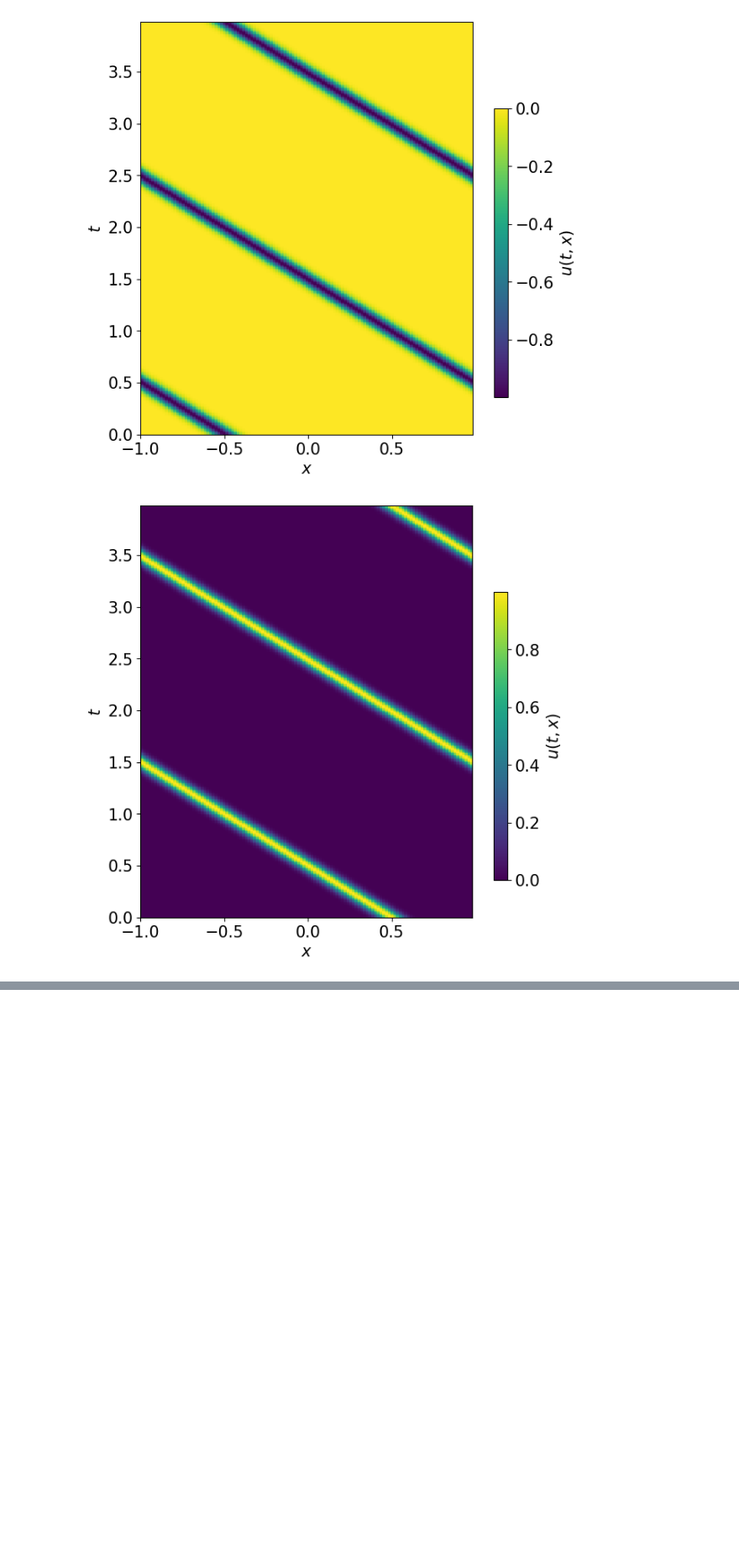
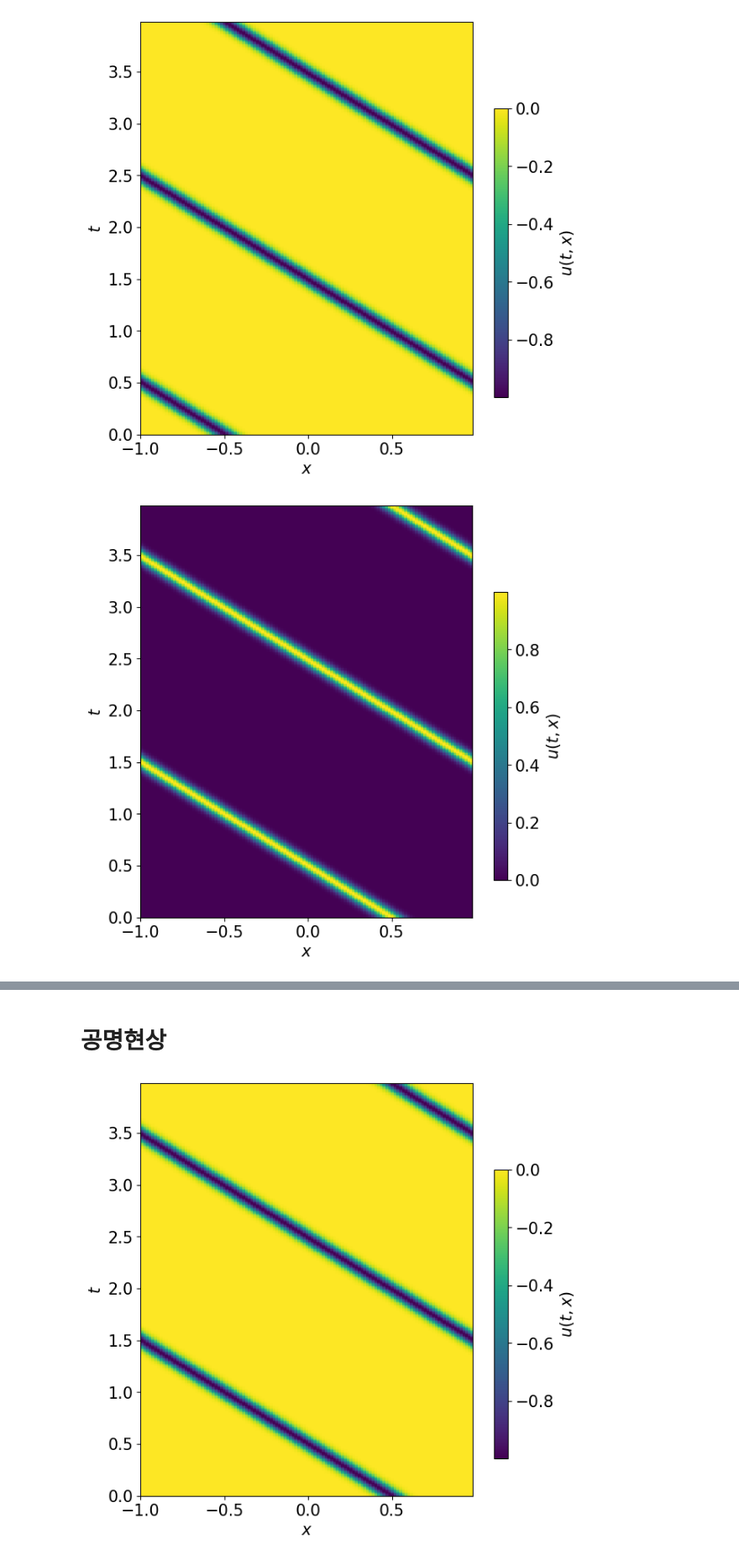
Before and after one commit to La-Folia/Numerical-Analysis, a Jupyter notebook: Fourier Transform/Homework5_1D_Wave_Solution.ipynb, the cells around one changed output, grey strips where cells are left out. Shown at 84% size. Cells and saved outputs as stored; diff of their text form; code cells hidden in the pictures; blank space fills up the shorter version.

```diff
--- a/Fourier Transform/Homework5_1D_Wave_Solution.ipynb
+++ b/Fourier Transform/Homework5_1D_Wave_Solution.ipynb
@@ -170,0 +175,52 @@ plt.show()
+# %% [markdown]
+# 공명현상
+# %%
+N = 121 # number of grid points in x
+xlim = [-1, 1] # bound of x
+L  = xlim[1] - xlim[0]
+xj = np.linspace(*xlim, N + 1)[:-1]
+kj = np.hstack([
+    np.arange(0,   N/2),     # k > 0 domain
+    np.arange(-int(N/2), 0), # k < 0 domain
+]) * 2*np.pi/L
+
+dt = 4 / N**2 # stability criterion is a whole different subject...
+tmax = 4      # the maximum time to integrate
+datadump_freq = int(0.01 / dt) # intermediate data dump frequency
+outer_loop_count = int(tmax/dt / datadump_freq)
+
+uj = -1 * np.exp(-200 * (xj - 0.5)**2)            # - u(  0, x)
+uj_old = -1 * np.exp(-200 * ((xj - 0.5) - dt)**2) # - u(-Dt, x)
+
+# time and u data containers
+t_data_u1 = [dt] * (1 + outer_loop_count)
+u_data_u1 = [uj] * (1 + outer_loop_count)
+
+for i in range(outer_loop_count):
+    t_data_u1[i] *= i * datadump_freq
+    u_data_u1[i]  = uj
+
+    for _ in range(datadump_freq):
+        Uj = fft.fft(uj)
+        Wj = -kj**2 * Uj       # approximation for u_xx
+        wj = fft.ifft(Wj).real # remove the imaginary part, which should all be zeros
+        uj_old, uj = uj, 2*uj - uj_old + dt**2*wj
+
+t_data_u1[-1] *= i * datadump_freq
+u_data_u1[-1]  = uj
+
+
+#plot
+fig, ax = plt.subplots(figsize=(7, 7), ncols=1)
+
+pos = ax.imshow(u_data_u1, interpolation='none', origin='lower', cmap='viridis',
+           extent=np.hstack(([xj[0], xj[-1]], [t_data_u1[0], t_data_u1[-1]])),
+           aspect='auto')
+fig.colorbar(pos, ax=ax, location='right', anchor=(0, 0.3), shrink=0.7,
+             label="$u(t, x)$")
+ax.set_xlabel("$x$")
+ax.set_ylabel("$t$")
+
+plt.savefig("1D_wave_solution2_u1.pdf")
+# %% [output]
+[figure, added]
```
Also changed, not shown: parts of 7 cells of this notebook, 39 other files.
